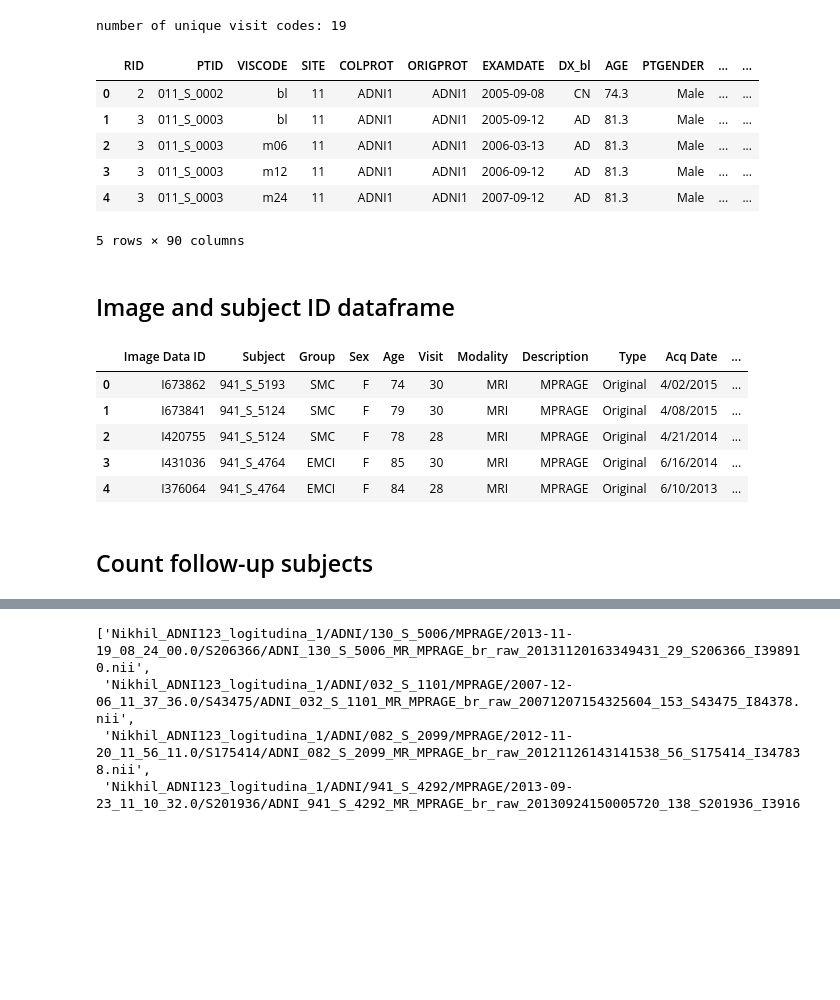
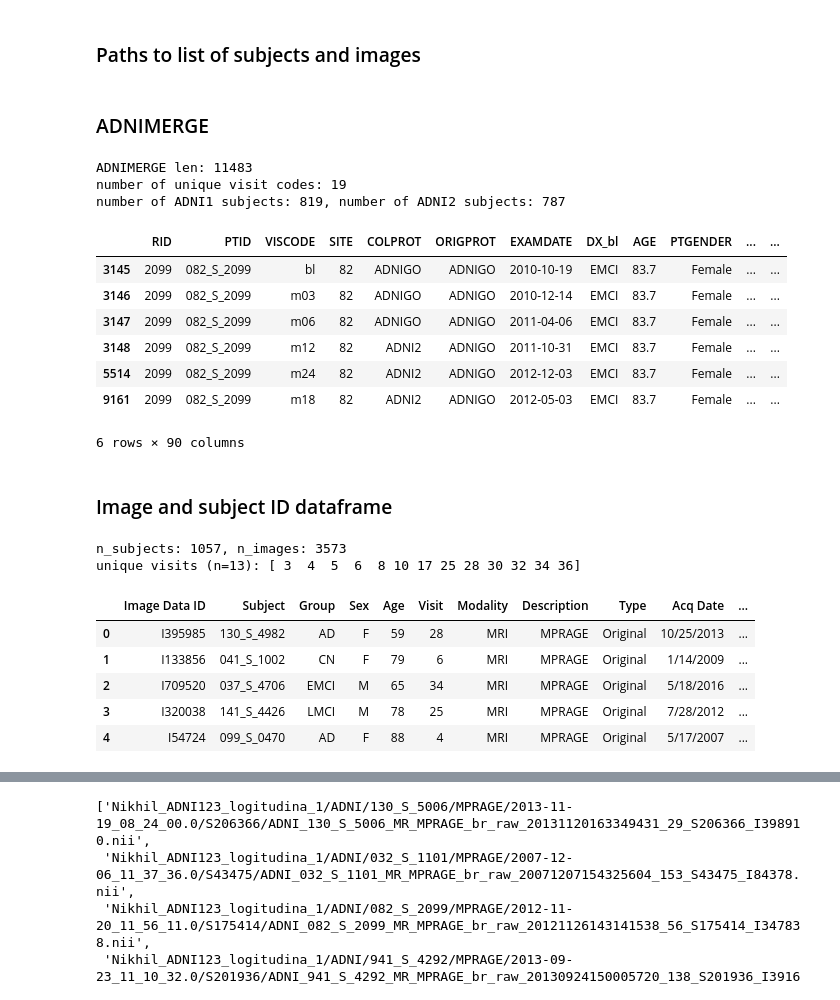
Before and after one commit to nikhil153/brain-diff, a Jupyter notebook: notebooks/2_adni_follow_up.ipynb, the cells around one changed output, grey strips where cells are left out. Saved outputs shown, nothing was run; the diff lists cells and outputs as text; code cells hidden in the pictures; blank space fills up the shorter version.

Commit message:
updated code to compare ADNIMERGE and visit codes from nii paths

```diff
--- a/notebooks/2_adni_follow_up.ipynb
+++ b/notebooks/2_adni_follow_up.ipynb
@@ -2,42 +2,66 @@
 import numpy as np
 import pandas as pd
 import seaborn as sns
+# %% [markdown]
+### Paths to list of subjects and images
 # %%
-## Tabular Data
+
 project_dir = "../"
-metadata_dir = f"{project_dir}/metadata/"
+metadata_dir = f"{project_dir}/metadata/adni"
 
-# tab_csv = f"{metadata_dir}/adni/ADNI123_long_aug_2021.csv"
+adni123_long_tracker = f"{metadata_dir}/Nikhil_ADNI123_logitudina_8_04_2021.csv"
 
-nii_paths = f"{metadata_dir}/adni/ADNI123_nii_paths.txt"
+nii_paths = f"{metadata_dir}/ADNI123_nii_paths.txt"
 
-adnimerge = f"{metadata_dir}/adni/ADNIMERGE.csv"
+adnimerge = f"{metadata_dir}/ADNIMERGE.csv"
+# %% [markdown]
+### ADNIMERGE
 # %%
 adnimerge_df = pd.read_csv(adnimerge)
+print(f"ADNIMERGE len: {len(adnimerge_df)}")
 
 visit_codes = adnimerge_df["VISCODE"].unique()
 print(f"number of unique visit codes: {len(visit_codes)}")
-adnimerge_df.head()
+
+ADNI1_subjects = adnimerge_df[adnimerge_df["ORIGPROT"]=="ADNI1"]["PTID"].unique()
+ADNI2_subjects = adnimerge_df[adnimerge_df["ORIGPROT"]=="ADNI2"]["PTID"].unique()
+
+print(f"number of ADNI1 subjects: {len(ADNI1_subjects)}, number of ADNI2 subjects: {len(ADNI2_subjects)}")
+
+# example subjects:
+sample_sub_id = "082_S_2099"
+adnimerge_df[adnimerge_df["PTID"]==sample_sub_id]
 # %% [output]
+ADNIMERGE len: 11483
 number of unique visit codes: 19
+number of ADNI1 subjects: 819, number of ADNI2 subjects: 787
 |  | RID | PTID | VISCODE | SITE | COLPROT | ORIGPROT | EXAMDATE | DX_bl | AGE | PTGENDER | ... | ... |
-| 0 | 2 | 011_S_0002 | bl | 11 | ADNI1 | ADNI1 | 2005-09-08 | CN | 74.3 | Male | ... | ... |
-| 1 | 3 | 011_S_0003 | bl | 11 | ADNI1 | ADNI1 | 2005-09-12 | AD | 81.3 | Male | ... | ... |
-| 2 | 3 | 011_S_0003 | m06 | 11 | ADNI1 | ADNI1 | 2006-03-13 | AD | 81.3 | Male | ... | ... |
-| 3 | 3 | 011_S_0003 | m12 | 11 | ADNI1 | ADNI1 | 2006-09-12 | AD | 81.3 | Male | ... | ... |
-| 4 | 3 | 011_S_0003 | m24 | 11 | ADNI1 | ADNI1 | 2007-09-12 | AD | 81.3 | Male | ... | ... |
+| 3145 | 2099 | 082_S_2099 | bl | 82 | ADNIGO | ADNIGO | 2010-10-19 | EMCI | 83.7 | Female | ... | ... |
+| 3146 | 2099 | 082_S_2099 | m03 | 82 | ADNIGO | ADNIGO | 2010-12-14 | EMCI | 83.7 | Female | ... | ... |
+| 3147 | 2099 | 082_S_2099 | m06 | 82 | ADNIGO | ADNIGO | 2011-04-06 | EMCI | 83.7 | Female | ... | ... |
+| 3148 | 2099 | 082_S_2099 | m12 | 82 | ADNI2 | ADNIGO | 2011-10-31 | EMCI | 83.7 | Female | ... | ... |
+| 5514 | 2099 | 082_S_2099 | m24 | 82 | ADNI2 | ADNIGO | 2012-12-03 | EMCI | 83.7 | Female | ... | ... |
+| 9161 | 2099 | 082_S_2099 | m18 | 82 | ADNI2 | ADNIGO | 2012-05-03 | EMCI | 83.7 | Female | ... | ... |
-5 rows × 90 columns
+6 rows × 90 columns
 # %% [markdown]
-## Image and subject ID dataframe
+### Image and subject ID dataframe
-# %%
-tab_data = pd.read_csv(tab_csv)
-tab_data.head()
-# %% [output]
-|  | Image Data ID | Subject | Group | Sex | Age | Visit | Modality | Description | Type | Acq Date | ... |
-| 0 | I673862 | 941_S_5193 | SMC | F | 74 | 30 | MRI | MPRAGE | Original | 4/02/2015 | ... |
-| 1 | I673841 | 941_S_5124 | SMC | F | 79 | 30 | MRI | MPRAGE | Original | 4/08/2015 | ... |
-| 2 | I420755 | 941_S_5124 | SMC | F | 78 | 28 | MRI | MPRAGE | Original | 4/21/2014 | ... |
-| 3 | I431036 | 941_S_4764 | EMCI | F | 85 | 30 | MRI | MPRAGE | Original | 6/16/2014 | ... |
-| 4 | I376064 | 941_S_4764 | EMCI | F | 84 | 28 | MRI | MPRAGE | Original | 6/10/2013 | ... |
-# %% [markdown]
-## Count follow-up subjects
+# %%
+tab_data = pd.read_csv(adni123_long_tracker)
+
+subject_ids = tab_data["Subject"].unique()
+image_ids = tab_data["Image Data ID"].unique()
+print(f"n_subjects: {len(subject_ids)}, n_images: {len(image_ids)}")
+
+tab_visits = tab_data["Visit"].unique()
+print(f"unique visits (n={len(tab_visits)}): {np.sort(tab_visits)}")
+
+tab_data.head()
+# %% [output]
+n_subjects: 1057, n_images: 3573
+unique visits (n=13): [ 3  4  5  6  8 10 17 25 28 30 32 34 36]
+|  | Image Data ID | Subject | Group | Sex | Age | Visit | Modality | Description | Type | Acq Date | ... |
+| 0 | I395985 | 130_S_4982 | AD | F | 59 | 28 | MRI | MPRAGE | Original | 10/25/2013 | ... |
+| 1 | I133856 | 041_S_1002 | CN | F | 79 | 6 | MRI | MPRAGE | Original | 1/14/2009 | ... |
+| 2 | I709520 | 037_S_4706 | EMCI | M | 65 | 34 | MRI | MPRAGE | Original | 5/18/2016 | ... |
+| 3 | I320038 | 141_S_4426 | LMCI | M | 78 | 25 | MRI | MPRAGE | Original | 7/28/2012 | ... |
+| 4 | I54724 | 099_S_0470 | AD | F | 88 | 4 | MRI | MPRAGE | Original | 5/17/2007 | ... |
```
Also changed, not shown: parts of 15 cells of this notebook.
